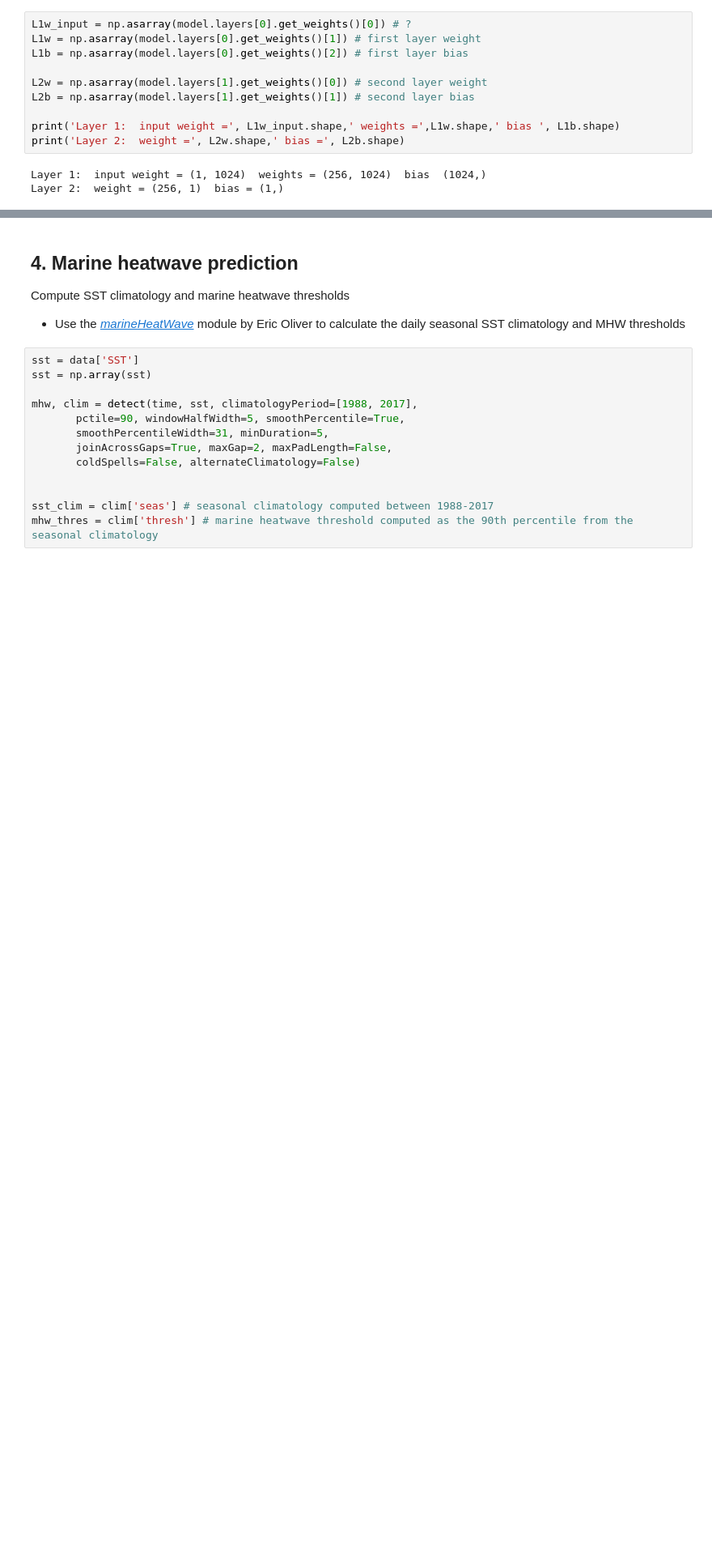
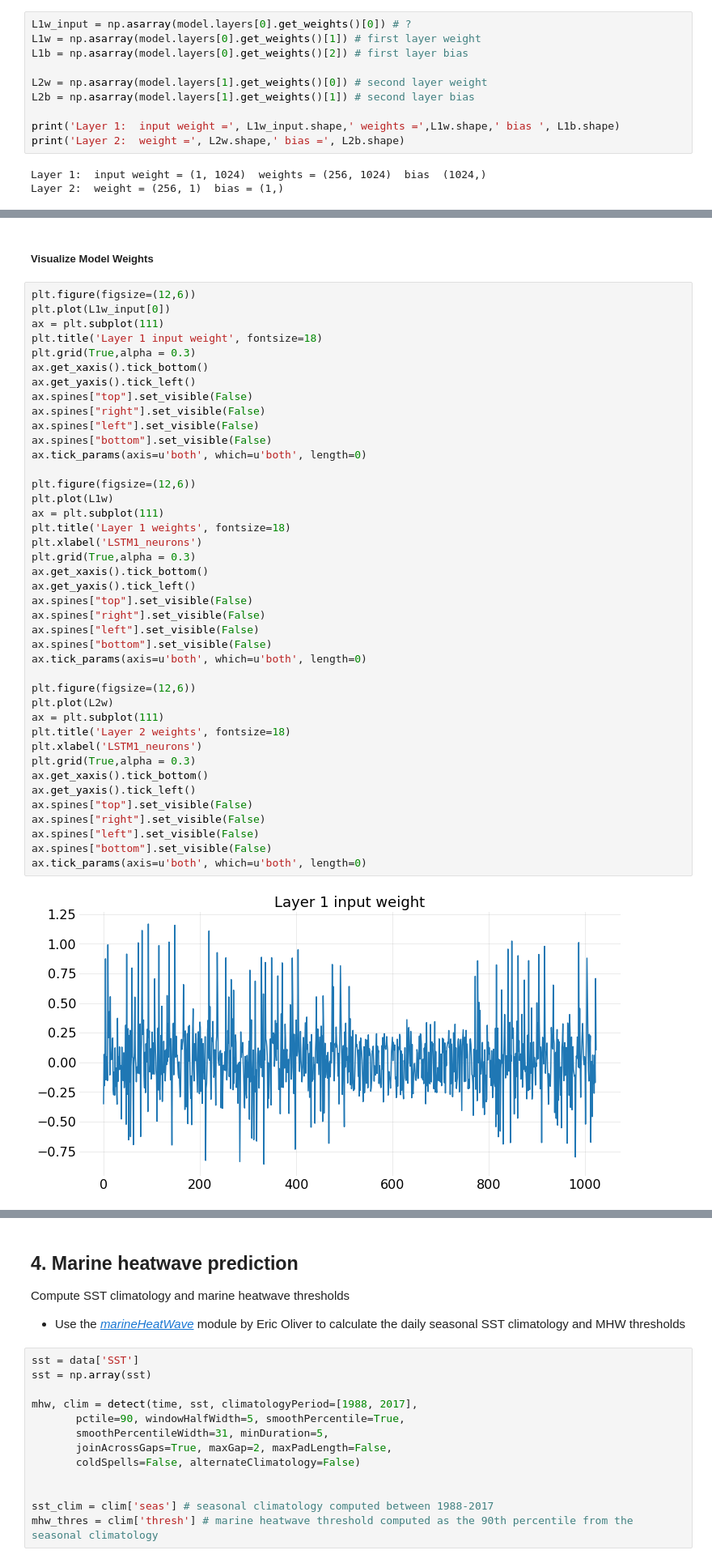
Before and after one commit to hscannell/MHW-tableau, a Jupyter notebook: code/LSTM_Forecast_univariate.ipynb, the cells around one changed output, grey strips where cells are left out. Shown at 81% size. Saved outputs shown, nothing was run; the diff lists cells and outputs as text; blank space fills up the shorter version.

```diff
--- a/code/LSTM_Forecast_univariate.ipynb
+++ b/code/LSTM_Forecast_univariate.ipynb
@@ -627,0 +627,45 @@ IndexError: index 1 is out of bounds for axis 0 with size 1
+# %% [markdown]
+##### Visualize Model Weights
+# %%
+plt.figure(figsize=(12,6))
+plt.plot(L1w_input[0])
+ax = plt.subplot(111)
+plt.title('Layer 1 input weight', fontsize=18)
+plt.grid(True,alpha = 0.3)
+ax.get_xaxis().tick_bottom()
+ax.get_yaxis().tick_left()
+ax.spines["top"].set_visible(False)
+ax.spines["right"].set_visible(False)
+ax.spines["left"].set_visible(False)
+ax.spines["bottom"].set_visible(False)
+ax.tick_params(axis=u'both', which=u'both', length=0)
+
+plt.figure(figsize=(12,6))
+plt.plot(L1w)
+ax = plt.subplot(111)
+plt.title('Layer 1 weights', fontsize=18)
+plt.xlabel('LSTM1_neurons')
+plt.grid(True,alpha = 0.3)
+ax.get_xaxis().tick_bottom()
+ax.get_yaxis().tick_left()
+ax.spines["top"].set_visible(False)
+ax.spines["right"].set_visible(False)
+ax.spines["left"].set_visible(False)
+ax.spines["bottom"].set_visible(False)
+ax.tick_params(axis=u'both', which=u'both', length=0)
+
+plt.figure(figsize=(12,6))
+plt.plot(L2w)
+ax = plt.subplot(111)
+plt.title('Layer 2 weights', fontsize=18)
+plt.xlabel('LSTM1_neurons')
+plt.grid(True,alpha = 0.3)
+ax.get_xaxis().tick_bottom()
+ax.get_yaxis().tick_left()
+ax.spines["top"].set_visible(False)
+ax.spines["right"].set_visible(False)
+ax.spines["left"].set_visible(False)
+ax.spines["bottom"].set_visible(False)
+ax.tick_params(axis=u'both', which=u'both', length=0)
+# %% [output]
+[figure, added]
```
Also changed, not shown: parts of 17 cells of this notebook.
